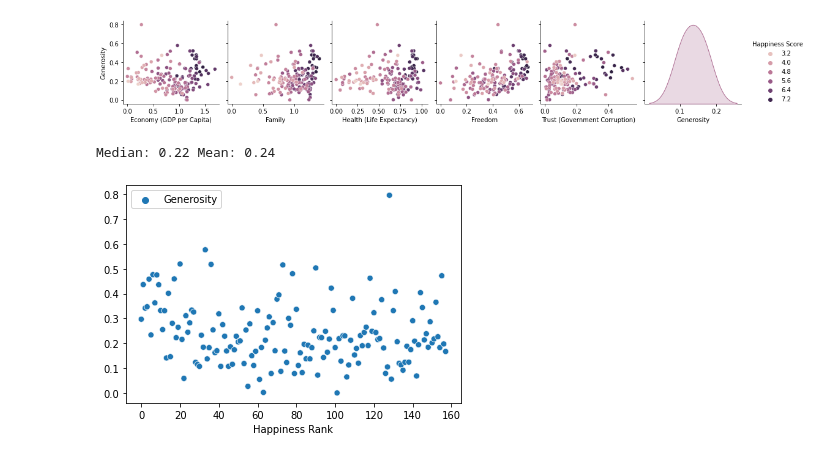
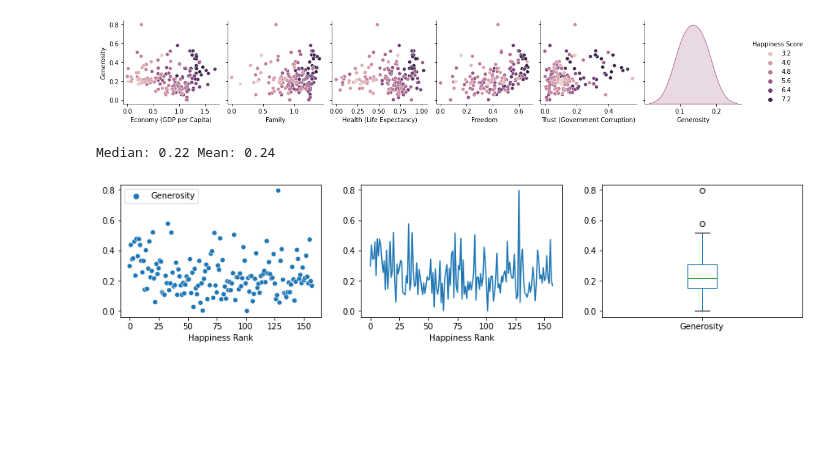
Before and after one commit to yabbou/python-data-science, a Jupyter notebook: hw_4_pandas.ipynb, the cells around one changed output. Drawn from its saved outputs; the diff is of its cells as text; code cells hidden in the pictures; blank space fills up the shorter version.

```diff
--- a/hw_4_pandas.ipynb
+++ b/hw_4_pandas.ipynb
@@ -213,8 +216,8 @@ def scatterPlotWithStats(start_index,stop_index,step,col):
   return scatter
 
 def scatterPlotWithStatsDefault(col):
-  TOTAL_ROWS = 157
-  scatterPlotWithStats(0,TOTAL_ROWS,1,col)
+  TOTAL_ROWS = 158
+  scatterPlotWithStats(0,TOTAL_ROWS-1,1,col)
 
 scatterPlotWithStatsDefault('Economy (GDP per Capita)')
 # %% [output]
@@ -375,8 +382,18 @@ sb.pairplot(h_2015_factors_only, hue='Happiness Score', y_vars=GEN)
 # %% [output]
 <seaborn.axisgrid.PairGrid at 0x...>
 [figure]
-# %%
-scatterPlotWithStatsDefault(GEN)
-# %% [output]
-Median: 0.22 Mean: 0.24
-[figure, removed]
+# %%
+plt.figure(figsize=(15,3))
+plt.subplot(1,3,1)
+scatterPlotWithStatsDefault(GEN)
+
+plt.subplot(1,3,2)
+h_2015_gen = h_2015.loc[:,[GEN]] #dry, from scatterplot method
+line = plt.plot(range(158),h_2015_gen)
+plt.xlabel("Happiness Rank")
+
+plt.subplot(1,3,3)
+boxplot = h_2015.loc[:,[GEN]].boxplot(grid=False,figsize=(8,8))
+# %% [output]
+Median: 0.22 Mean: 0.24
+[figure, added]
```
Also changed, not shown: parts of 19 cells of this notebook.
